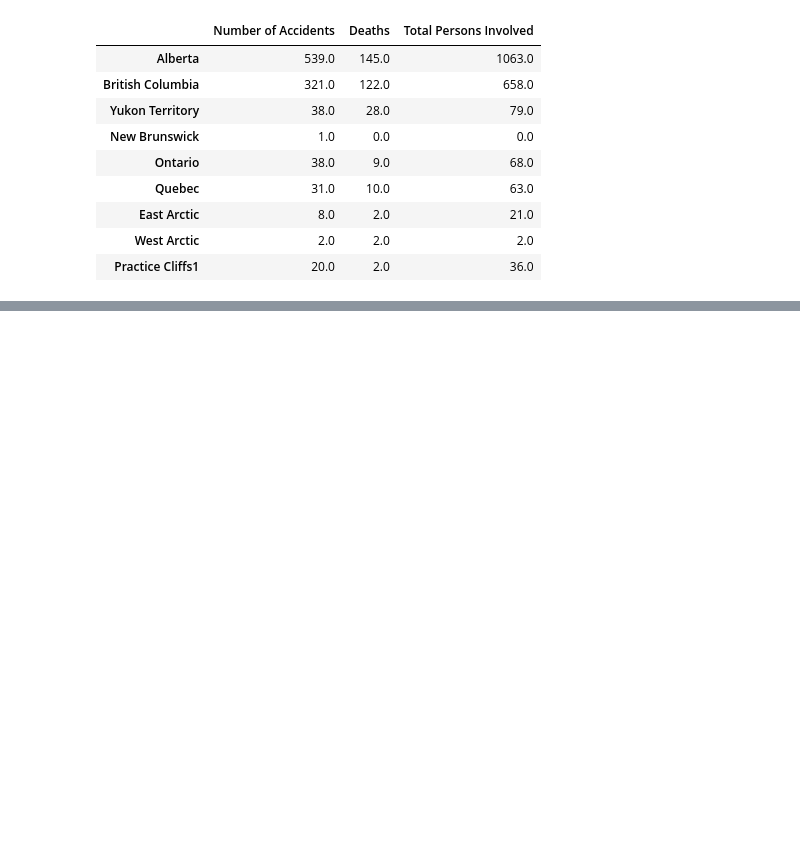
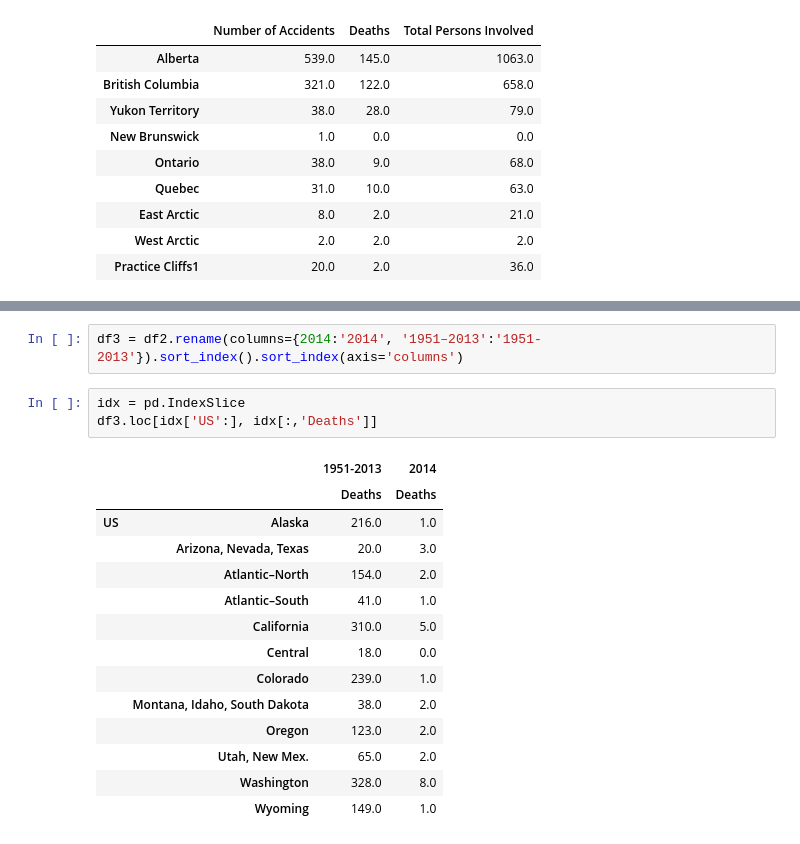
Before and after one commit to AlbertDeFusco/ANAM_Vis, a Jupyter notebook: ANAM_1951-2014_w_bokeh.ipynb, the cells around one changed output, grey strips where cells are left out. Cells and saved outputs as stored; diff of their text form; blank space fills up the shorter version.

```diff
--- a/ANAM_1951-2014_w_bokeh.ipynb
+++ b/ANAM_1951-2014_w_bokeh.ipynb
@@ -257,0 +286,20 @@ df2.xs('Canada',level=0,axis='index').xs('1951–2013',level=0,axis='columns')
+# %%
+df3 = df2.rename(columns={2014:'2014', '1951–2013':'1951-2013'}).sort_index().sort_index(axis='columns')
+# %%
+idx = pd.IndexSlice
+df3.loc[idx['US':], idx[:,'Deaths']]
+# %% [output]
+|  |  | 1951-2013 | 2014 |
+|  |  | Deaths | Deaths |
+| US | Alaska | 216.0 | 1.0 |
+|  | Arizona, Nevada, Texas | 20.0 | 3.0 |
+|  | Atlantic–North | 154.0 | 2.0 |
+|  | Atlantic–South | 41.0 | 1.0 |
+|  | California | 310.0 | 5.0 |
+|  | Central | 18.0 | 0.0 |
+|  | Colorado | 239.0 | 1.0 |
+|  | Montana, Idaho, South Dakota | 38.0 | 2.0 |
+|  | Oregon | 123.0 | 2.0 |
+|  | Utah, New Mex. | 65.0 | 2.0 |
+|  | Washington | 328.0 | 8.0 |
+|  | Wyoming | 149.0 | 1.0 |
```
Also changed, not shown: parts of 4 cells of this notebook.
